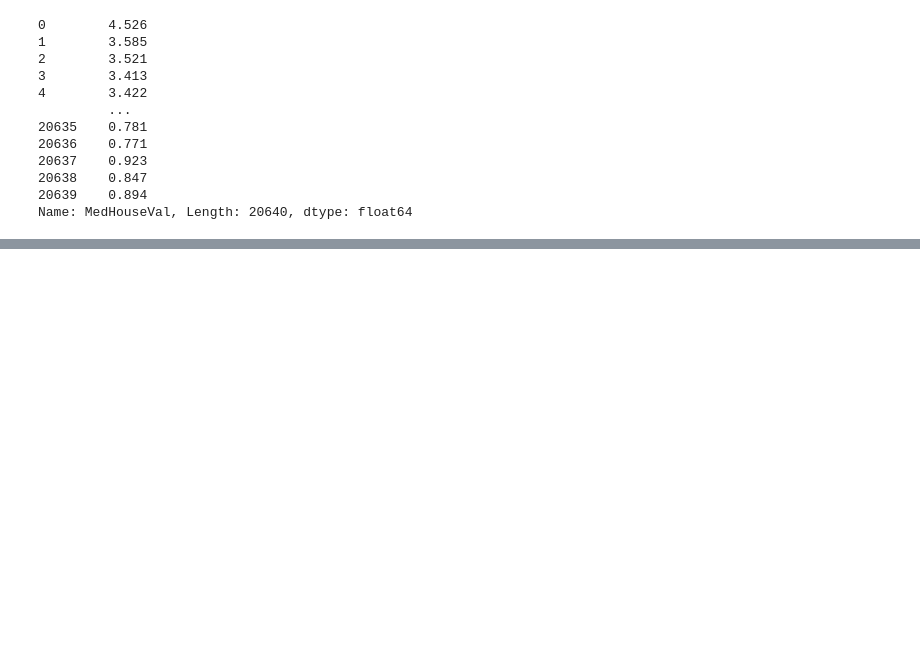
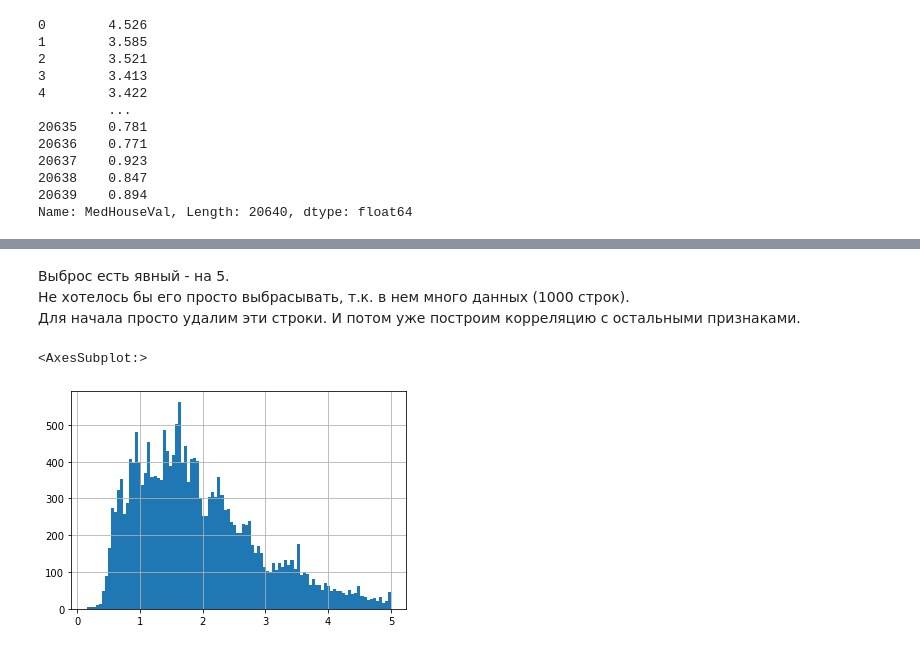
Before and after one commit to sergeimoiseev/neuro, a Jupyter notebook: feml-11-hw-05-eda-vars/task5.ipynb, the cells around one changed output, grey strips where cells are left out. Drawn from its saved outputs; the diff is of its cells as text; code cells hidden in the pictures; blank space fills up the shorter version.

```diff
--- a/feml-11-hw-05-eda-vars/task5.ipynb
+++ b/feml-11-hw-05-eda-vars/task5.ipynb
@@ -92,0 +103,13 @@ r2_score(predictions, y_test)))
+# %% [markdown]
+Выброс есть явный - на 5.
+Не хотелось бы его просто выбрасывать, т.к. в нем много данных (1000 строк).
+Для начала просто удалим эти строки. И потом уже построим корреляцию с остальными признаками.
+# %%
+df = pd.concat([data.data, data.target], axis = 1)
+# df.loc[df.MedHouseVal>4].shape
+# df.loc[df.MedHouseVal>5.0001].MedHouseVal.hist(bins=100)
+# выброс хитрый - очень близко к 5, но не 5. А 5.00001. Какая-то явно компьютерная ошибка округления.
+df.loc[df.MedHouseVal<5.00001].MedHouseVal.hist(bins=100) # вот так красиво уже
+# %% [output]
+<AxesSubplot:>
+[figure, added]
```
Also changed, not shown: parts of 18 cells of this notebook, 1 other file.
